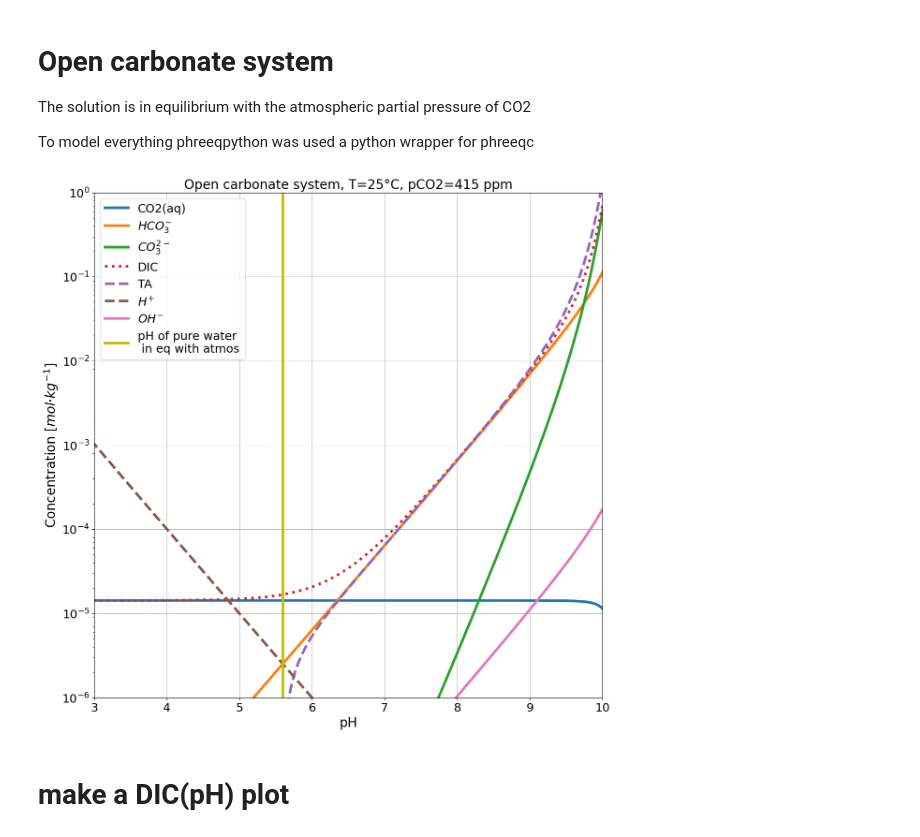
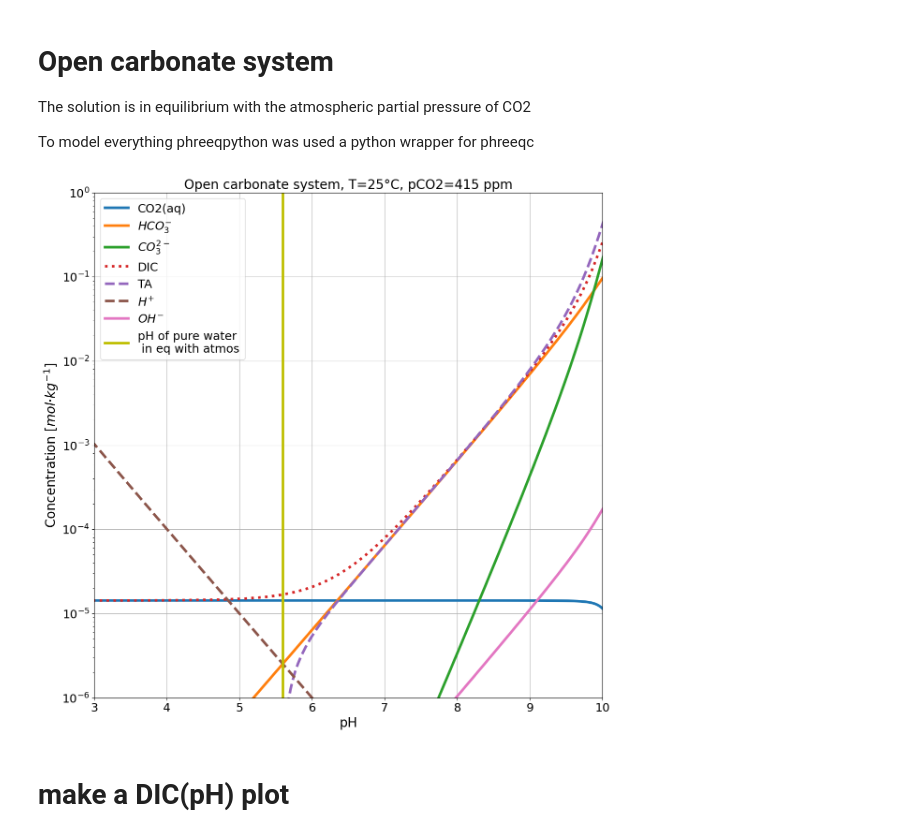
Before and after one commit to 5ir-Lancelot/phreeqpython_fun, a Jupyter notebook: simple_notebook.ipynb, the cells around one changed output. Cells and saved outputs as stored; diff of their text form; code cells hidden in the pictures.

Commit message:
now with species instead of total (correction for complexes)

```diff
--- a/simple_notebook.ipynb
+++ b/simple_notebook.ipynb
@@ -90,9 +90,15 @@ for item in pH_full:
     sol.equalize(['CO2(g)'], [input_pCO2])
 
     #make sure  the unit is mol
-    co2=sol.total('CO2',units='mol')
-    hco3=sol.total('HCO3',units='mol')
-    co3=sol.total('CO3',units='mol')
+    #co2=sol.total('CO2',units='mol')
+    #hco3=sol.total('HCO3',units='mol')
+    #co3=sol.total('CO3',units='mol')
+
+
+    #test with species
+    co2=sol.species['CO2'] #mol/kg
+    hco3=sol.species['HCO3-'] #mol/kg
+    co3=sol.species['CO3-2'] #mol/kg
 
 
     rho=sol.mass
@@ -146,34 +152,34 @@ plt.plot(pH_value,OH,label='$OH^{-}$')
 plt.axvline(x=zero_pH, color = 'y', label = 'pH of pure water \n in eq with atmos')
 
 plt.xlabel("pH")
 plt.ylabel("Concentration [$mol·kg^{−1}$]")
 
 plt.yscale('log')
 
 ax = plt.gca()
 ax.grid(True)
 
 plt.xlim([3,10])
 plt.ylim([1e-6,1e0])
 plt.title('Open carbonate system, T={}°C, pCO2={} ppm'.format(temp,p))
 plt.legend()
 
 
 
 plt.savefig('open-carbonate-system-plot.pdf')
 
 plt.show()
 
 #combine to pandas dartaframe to check the results
 
 d = {'pH':pH_value,'HCO3-':HCO3,'OH-':OH,'H+':H,'CO3-2':CO3,'DIC':DIC}
 
 df=pd.DataFrame(d)
 
 #safe the data into csv
 df.to_csv('open_carbonate_system_phreeqpython.csv', index=False, encoding='utf-8')
 # %% [output]
-[figure, old version]
+[figure, new version]
 # %% [markdown]
 # make a DIC(pH) plot
 # %%
```
Also changed, not shown: parts of 5 cells of this notebook.
